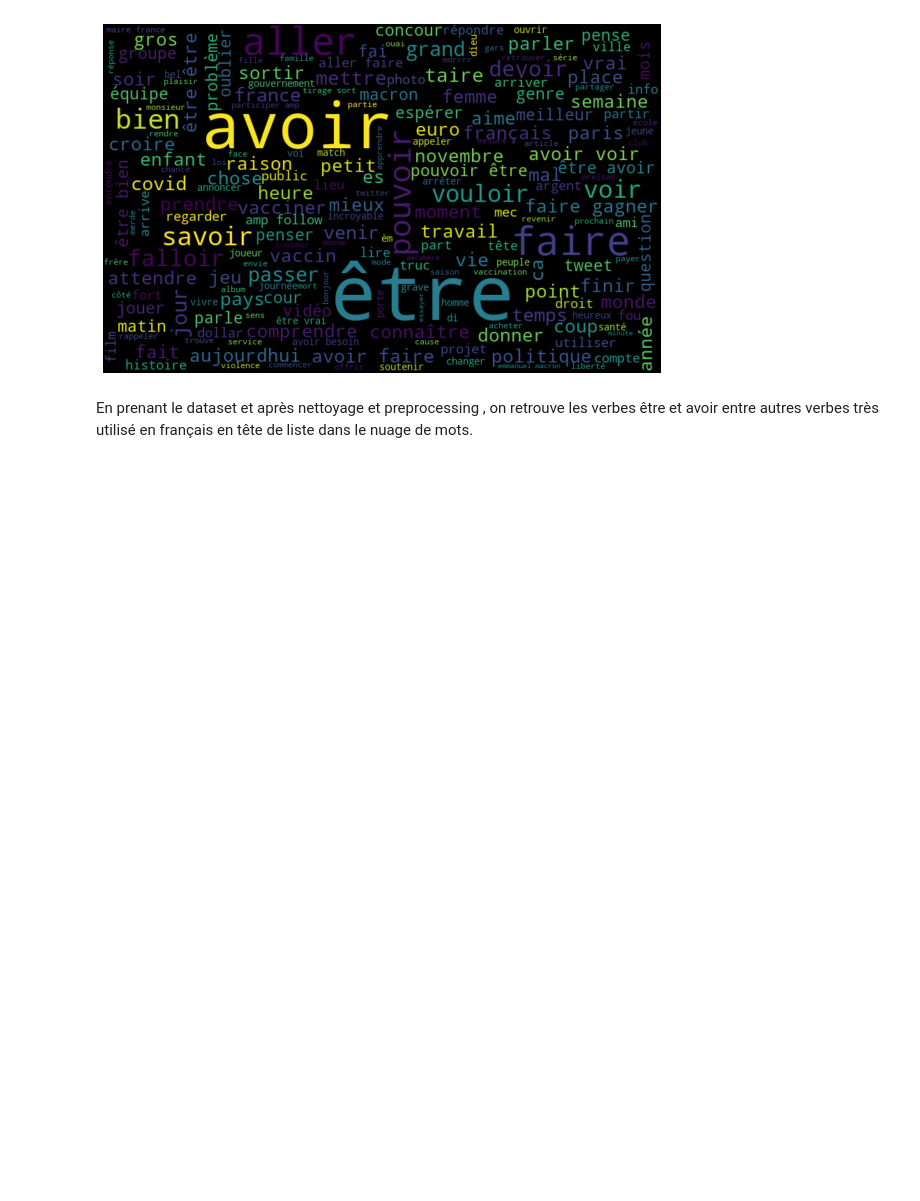
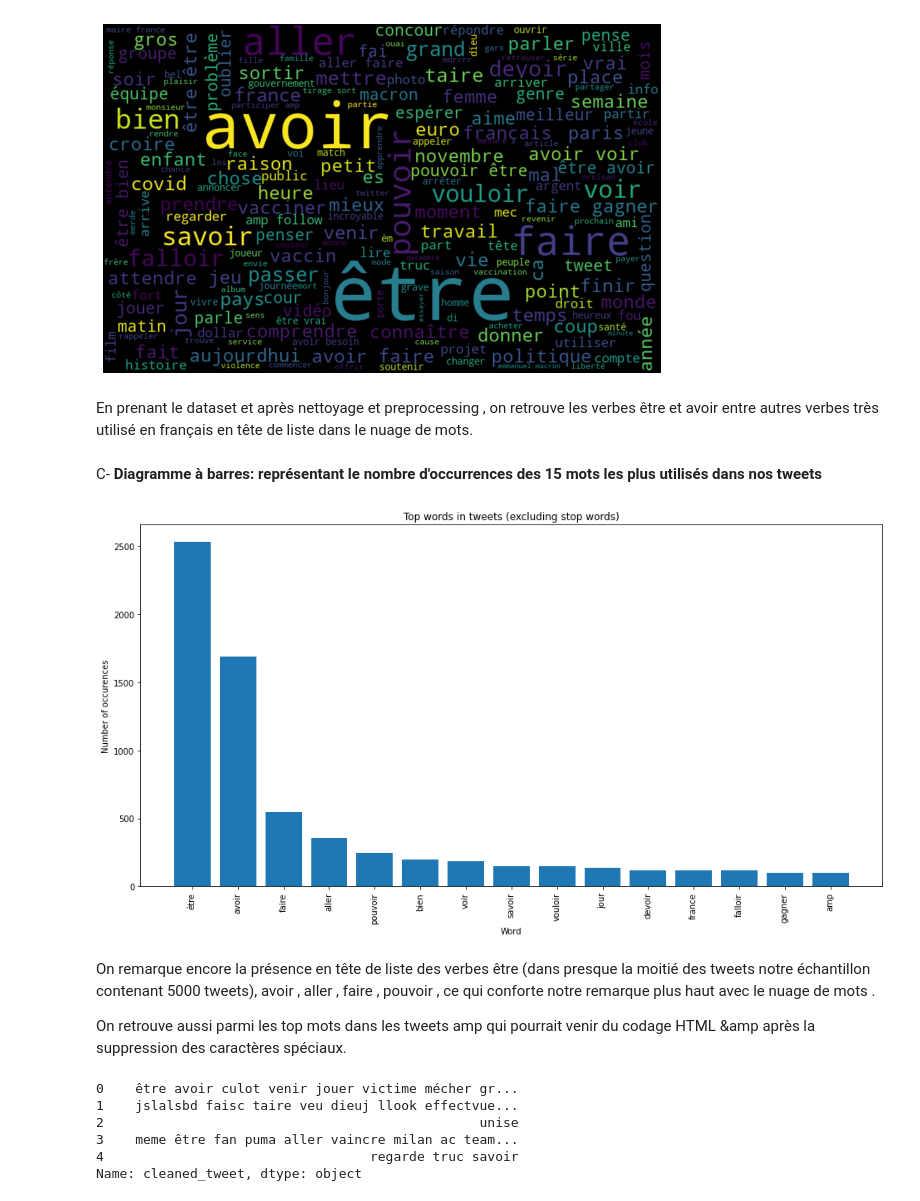
Before and after one commit to imenemes/IA-DETECTION-HAINE-, a Jupyter notebook: Exploration.ipynb, the cells around one changed output. Cells and saved outputs as stored; diff of their text form; code cells hidden in the pictures; blank space fills up the shorter version.

```diff
--- a/Exploration.ipynb
+++ b/Exploration.ipynb
@@ -206,3 +212,5 @@ plt.show()
 [figure]
 # %% [markdown]
 En prenant le dataset et après nettoyage et preprocessing , on retrouve les verbes être et avoir entre autres verbes très utilisé en français en tête de liste dans le nuage de mots.
+# %% [markdown]
+C- **Diagramme à barres: représentant le nombre d'occurrences des 15 mots les plus utilisés dans nos tweets**
@@ -208,0 +219,56 @@ En prenant le dataset et après nettoyage et preprocessing , on retrouve les ver
+# %%
+import numpy as np
+
+# fonction d'aide
+def get_top_n_words(n_top_words, count_vectorizer, text_data):
+    '''
+    returns a tuple of the top n words in a sample and their
+    accompanying counts, given a CountVectorizer object and text sample
+    '''
+    vectorized_headlines = count_vectorizer.fit_transform(text_data)
+    vectorized_total = np.sum(vectorized_headlines, axis=0)
+    word_indices = np.flip(np.argsort(vectorized_total)[0,:], 1)
+    word_values = np.flip(np.sort(vectorized_total)[0,:],1)
+
+    word_vectors = np.zeros((n_top_words, vectorized_headlines.shape[1]))
+    for i in range(n_top_words):
+        word_vectors[i,word_indices[0,i]] = 1
+
+    words = [word[0] for
+             word in count_vectorizer.inverse_transform(word_vectors)]
+
+    return (words, word_values[0,:n_top_words].tolist()[0])
+# %%
+count_vectorizer = CountVectorizer(stop_words=stopwords)
+
+# diagramme à barres représentant le nombre d'occurrences des 15 mots les plus utilisés dans nos tweets
+words, word_values = get_top_n_words(n_top_words=15,
+                                     count_vectorizer=count_vectorizer,
+                                     text_data=cleaned_tweet)
+
+fig, ax = plt.subplots(figsize=(16,8))
+ax.bar(range(len(words)), word_values);
+ax.set_xticks(range(len(words)));
+ax.set_xticklabels(words, rotation='vertical');
+ax.set_title('Top words in tweets (excluding stop words)');
+ax.set_xlabel('Word');
+ax.set_ylabel('Number of occurences');
+plt.show()
+# %% [output]
+[figure, added]
+# %% [markdown]
+On remarque encore la présence en tête de liste des verbes être (dans presque la moitié des tweets  notre échantillon contenant 5000 tweets), avoir , aller , faire , pouvoir , ce qui conforte notre remarque plus haut avec le nuage de mots .
+
+On retrouve aussi parmi les top mots dans les tweets amp qui pourrait venir du codage HTML &amp après la suppression des caractères spéciaux.
+# %%
+# Transformer notre échantillon en dataframe
+
+df = pd.DataFrame(cleaned_tweet,columns =['cleaned_tweet'])
+print(df['cleaned_tweet'].head())
+# %% [output]
+0    être avoir culot venir jouer victime mécher gr...
+1    jslalsbd faisc taire veu dieuj llook effectvue...
+2                                                unise
+3    meme être fan puma aller vaincre milan ac team...
+4                                  regarde truc savoir
+Name: cleaned_tweet, dtype: object
```
Also changed, not shown: parts of 4 cells of this notebook.
